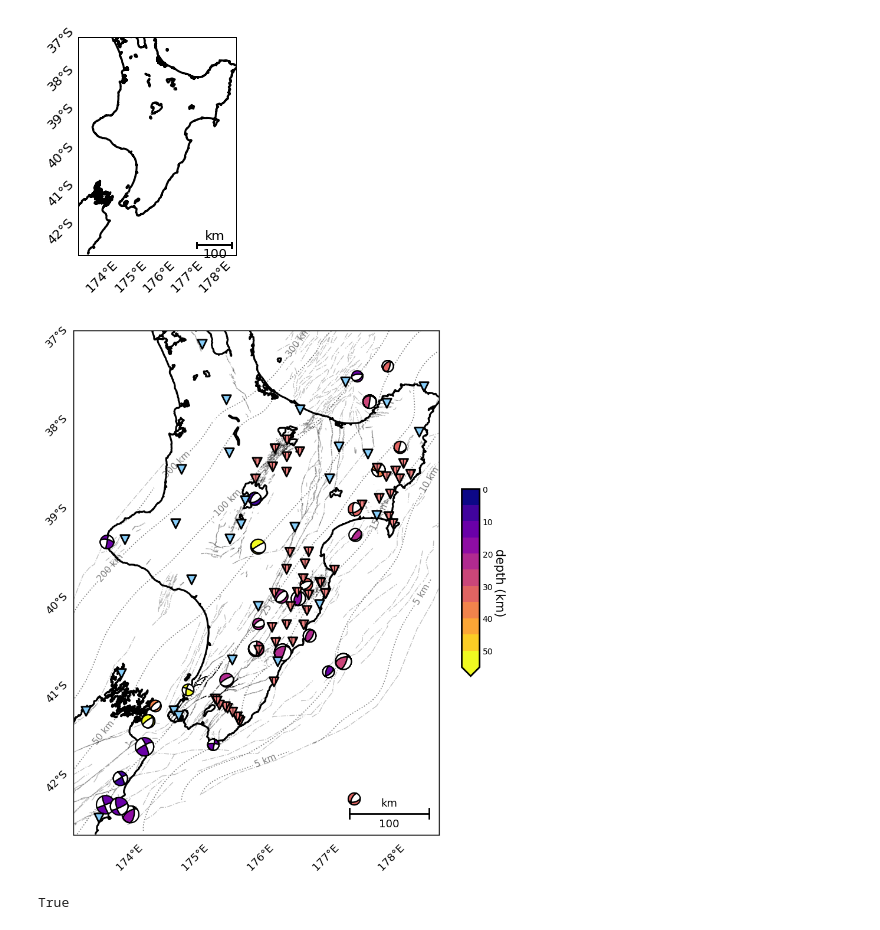
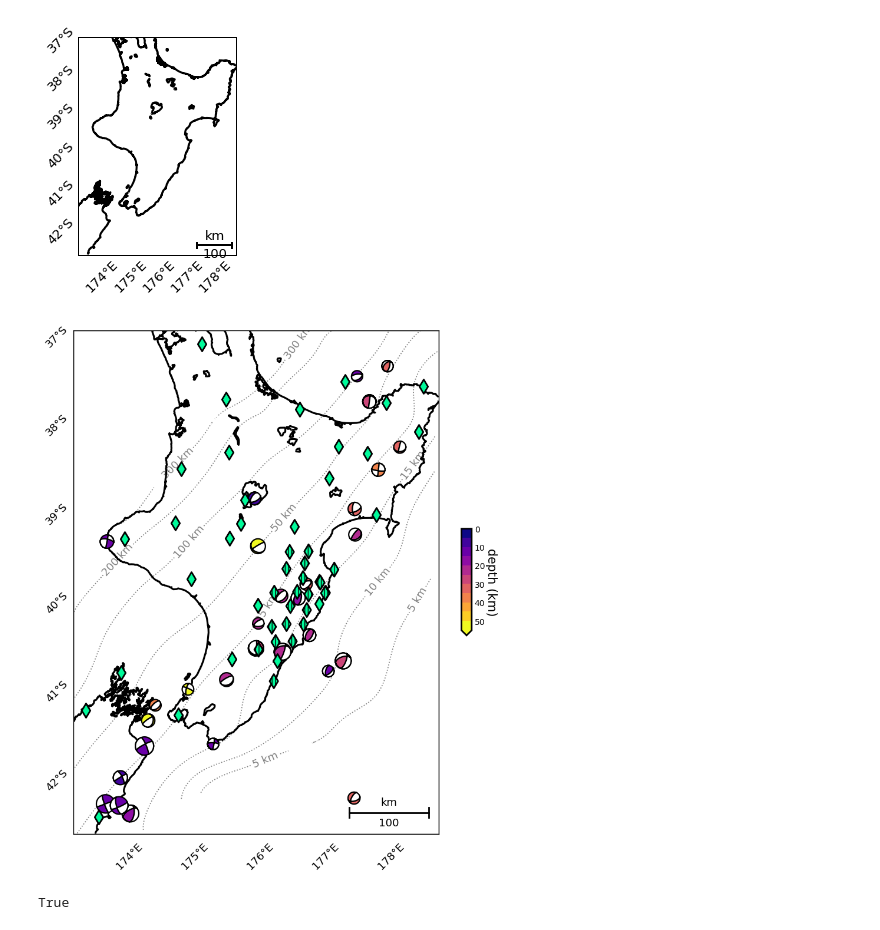
Before and after one commit to bch0w/spectral, a Jupyter notebook: publications/srcrcv_map.ipynb, the cells around one changed output. Cells and saved outputs as stored; diff of their text form; code cells hidden in the pictures.

```diff
--- a/publications/srcrcv_map.ipynb
+++ b/publications/srcrcv_map.ipynb
@@ -63,7 +63,7 @@ def initiate_basemap(map_corners, scalebar=True, **kwargs):
 
     return m
 # %%
-def get_stations(m, station_info, **kwargs):
+def get_stations(m, station_info, sta_ignore=[], net_ignore=[], **kwargs):
     """
     Get station info from a Specfem STATION file
 
@@ -75,6 +75,10 @@ def get_stations(m, station_info, **kwargs):
     x, y, separate = [], [], []
     for station in station_info:
         sta, net, lat, lon = station
+        if net in net_ignore:
+            continue
+        if sta in sta_ignore:
+            continue
         name = f"{net}.{sta}"
         xy = m(float(lon), float(lat))
         x.append(xy[0])
@@ -106,11 +110,11 @@ def plot_stations(x, y, separate=None, **kwargs):
             # GeoNet
             if sep:
                # "mediumspringgreen"
-                m.scatter(x[i], y[i], marker='v', s=markersize, edgecolors='k',
-                          c="lightskyblue", linestyle='-', linewidth=2., zorder=zorder)
+                m.scatter(x[i], y[i], marker='d', s=markersize, edgecolors='k',
+                          c="mediumspringgreen", linestyle='-', linewidth=2., zorder=zorder)
             else:
-                m.scatter(x[i], y[i], marker='v', s=markersize, edgecolors='k', hatch="|||",
-                          c="lightcoral", linestyle='-', linewidth=2., zorder=zorder)
+                m.scatter(x[i], y[i], marker='d', s=markersize, edgecolors='k', hatch="|||",
+                          c="mediumspringgreen", linestyle='-', linewidth=2., zorder=zorder)
     else:
         m.scatter(x[i], y[i], marker='v', s=markersize, edgecolors='k',
                   c="w", linestyle='-', linewidth=2., zorder=zorder)
@@ -284,7 +288,9 @@ m = initiate_basemap(map_corners)
 [figure]
 # %%
 # Get station information for plotting
-sta_x, sta_y, sta_colors = get_stations(m, stations)
+net_ignore = ["X1", "X2", "GH"]
+sta_ignore = ["MRWZ"]
+sta_x, sta_y, sta_colors = get_stations(m, stations, net_ignore=net_ignore, sta_ignore=sta_ignore)
 # %%
 # Get beachball information for plotting
 beachball_colormap = plt.cm.plasma
@@ -297,12 +303,12 @@ depths, mags, normalize = get_beachballs(cat, cmap=beachball_colormap, norm_a=be
 xi, yi, zi = interpolate_interface(m, plate)
 # %%
 # Plotting Kwargs to control element sizes and colors
-station_markersize = 125
+station_markersize = 150
 station_zorder = 100
 
 beachball_linewidths = 1.6
 beachball_zorder = station_zorder - 1
-cbar_shrink = 0.8
+cbar_shrink = 0.2
 
 city_zorder = station_zorder + 1
 city_markersize = 100
@@ -314,9 +320,9 @@ contour_zorder = station_zorder - 2
 contour_levels = [0,5,10,15,25,50,100,200,300]
 contour_color = "k"
 contour_linestyle = "dotted"
-contour_linewidth = 2.
+contour_linewidth = 3.
 contour_alpha = 0.5
-clabel_fontsize = 11
+clabel_fontsize = 13
 clabel_format = '%.0f km'
 
 fault_linestyle = "-."
@@ -327,35 +333,35 @@ fault_alpha = 0.25
 # %%
 # This cell creates a general source receiver map
 f = plt.figure(figsize=figsize, dpi=dpi)
 ax = f.add_subplot(111)
 for axis in ['top', 'bottom', 'left', 'right']:
     ax.spines[axis].set_linewidth(2)
 
 m = initiate_basemap(map_corners, continent_color=continent_color,
                      lake_color=lake_color, fill_color=fill_color,
                      coastline_linewidth=coastline_linewidth, scalebar=True,
                      scalebar_location=scalebar_location
                      )
 
 # Plot each of the individual components
-plot_stations(sta_x, sta_y, sta_colors, markersize=station_markersize, zorder=station_zorder)
+plot_stations(sta_x, sta_y, sta_colors, net_ignore=net_ignore, markersize=station_markersize, zorder=station_zorder)
 
 plot_beachballs(m, cat, depths, mags, beachball_colormap, normalize, zorder=beachball_zorder,
                 linewidth=beachball_linewidths, cbar_shrink=cbar_shrink)
 
 # plot_cities(m, zorder=city_zorder, markersize=city_markersize, fontsize=city_fontsize, names=city_names,
 #             color=city_color)
 
 plot_interface_contour(m, xi, yi, zi, zorder=contour_zorder, levels=contour_levels, color=contour_color,
                        linestyle=contour_linestyle, linewidth=contour_linewidth, alpha=contour_alpha,
                        fontsize=clabel_fontsize, format_=clabel_format)
 
-plot_geonet_active_faults(m, linestyle=fault_linestyle, linewidth=fault_linewidth, color=fault_color,
-                          alpha=fault_alpha)  # this takes a while
+# plot_geonet_active_faults(m, linestyle=fault_linestyle, linewidth=fault_linewidth, color=fault_color,
+#                           alpha=fault_alpha)  # this takes a while
 
 plt.savefig("srcrcv_map.png", dpi=dpi, figsize=figsize)
 # %% [output]
-[figure, old version]
+[figure, new version]
 # %%
 isinstance(5, int)
 # %% [output]
```
Also changed, not shown: 2 other files.
